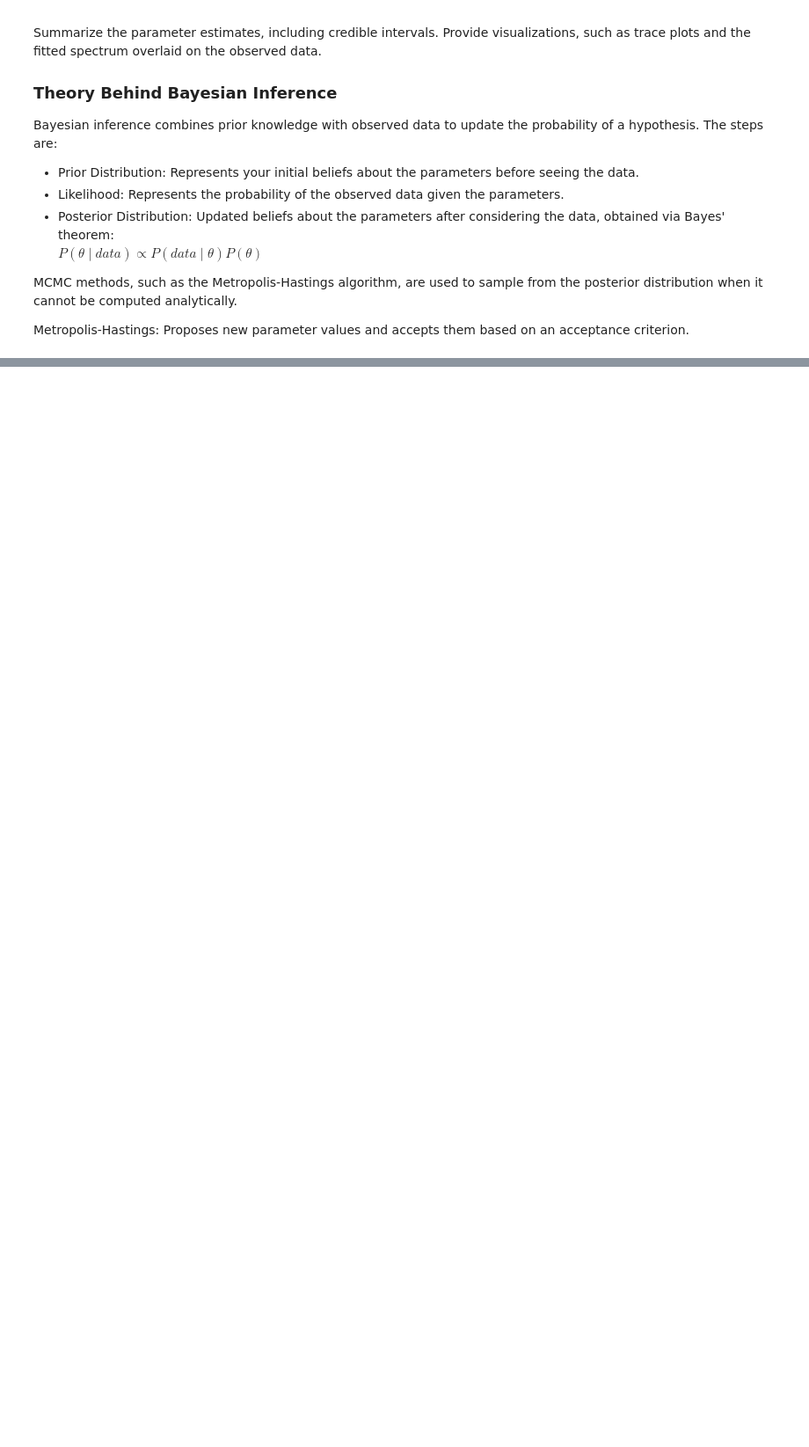
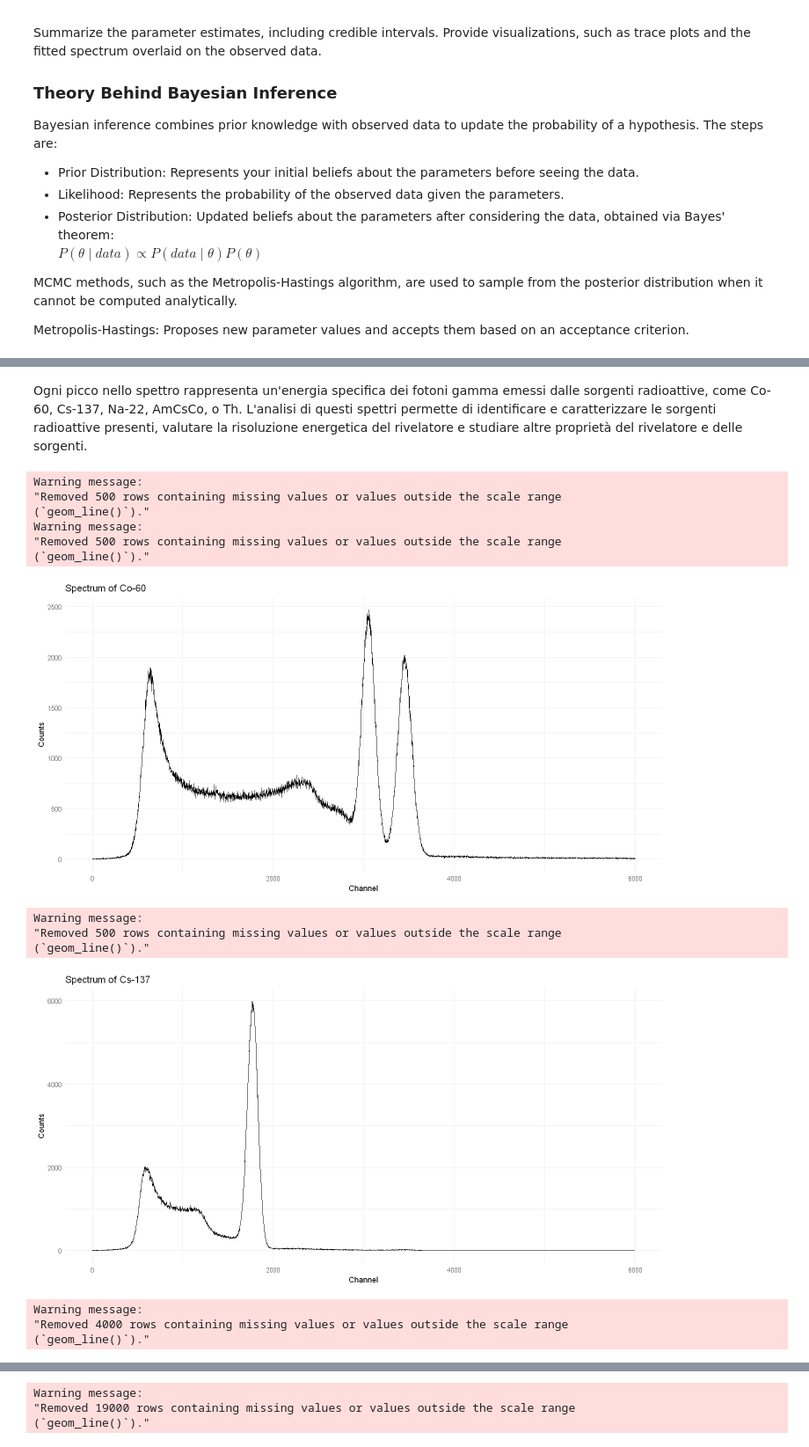
Before and after one commit to EugeniaBoccanera/R_project, a Jupyter notebook: Group_00.ipynb, the cells around one changed output, grey strips where cells are left out. Shown at 88% size. Drawn from its saved outputs; the diff is of its cells as text; code cells hidden in the pictures; blank space fills up the shorter version.

```diff
--- a/Group_00.ipynb
+++ b/Group_00.ipynb
@@ -210,0 +135,14 @@ ggplot() +
+# %%
+# Load the data
+gr11_co60 <- read.table("gr11_co60.txt", header = FALSE)
+gr11_cs137 <- read.table("gr11_cs137.txt", header = FALSE)
+gr11_na22 <- read.table("gr11_na22.txt", header = FALSE)
+IC48A_AmCsCo <- read.table("IC48A_AmCsCo.txt", header = FALSE)
+IC48A_Th <- read.table("IC48A_Th.txt", header = FALSE)
+
+# Assign column names
+colnames(gr11_co60) <- c("Row", "Value")
+colnames(gr11_cs137) <- c("Row", "Value")
+colnames(gr11_na22) <- c("Row", "Value")
+colnames(IC48A_AmCsCo) <- c("Row", "Value")
+colnames(IC48A_Th) <- c("Row", "Value")
@@ -210,0 +151,37 @@ ggplot() +
+# %% [markdown]
+Ogni picco nello spettro rappresenta un'energia specifica dei fotoni gamma emessi dalle sorgenti radioattive, come Co-60, Cs-137, Na-22, AmCsCo, o Th. L'analisi di questi spettri permette di identificare e caratterizzare le sorgenti radioattive presenti, valutare la risoluzione energetica del rivelatore e studiare altre proprietà del rivelatore e delle sorgenti.
+# %%
+# Plot function
+options(repr.plot.width = 12, repr.plot.height = 6)
+plot_spectrum <- function(data, title) {
+  ggplot(data, aes(x = Row, y = Value)) +
+    geom_line(col='black', lwd=0.2) +
+    ggtitle(title) +
+    xlab("Channel") +
+    ylab("Counts") +
+    theme_minimal() +
+    xlim(1, 6000) #+
+    #ylim(1, 7000)
+}
+
+# Plot each spectrum
+plot_spectrum(gr11_co60, "Spectrum of Co-60")
+plot_spectrum(gr11_cs137, "Spectrum of Cs-137")
+plot_spectrum(gr11_na22, "Spectrum of Na-22")
+plot_spectrum(IC48A_AmCsCo, "Spectrum of Am, Cs, Co")
+plot_spectrum(IC48A_Th, "Spectrum of Th")
+# %% [output]
+Warning message:
+"Removed 500 rows containing missing values or values outside the scale range
+(`geom_line()`)."
+Warning message:
+"Removed 500 rows containing missing values or values outside the scale range
+(`geom_line()`)."
+[figure, added]
+Warning message:
+"Removed 500 rows containing missing values or values outside the scale range
+(`geom_line()`)."
+[figure, added]
+Warning message:
+"Removed 4000 rows containing missing values or values outside the scale range
+(`geom_line()`)."
@@ -210,0 +189,3 @@ ggplot() +
+Warning message:
+"Removed 19000 rows containing missing values or values outside the scale range
+(`geom_line()`)."
```
Also changed, not shown: parts of 29 cells of this notebook.
